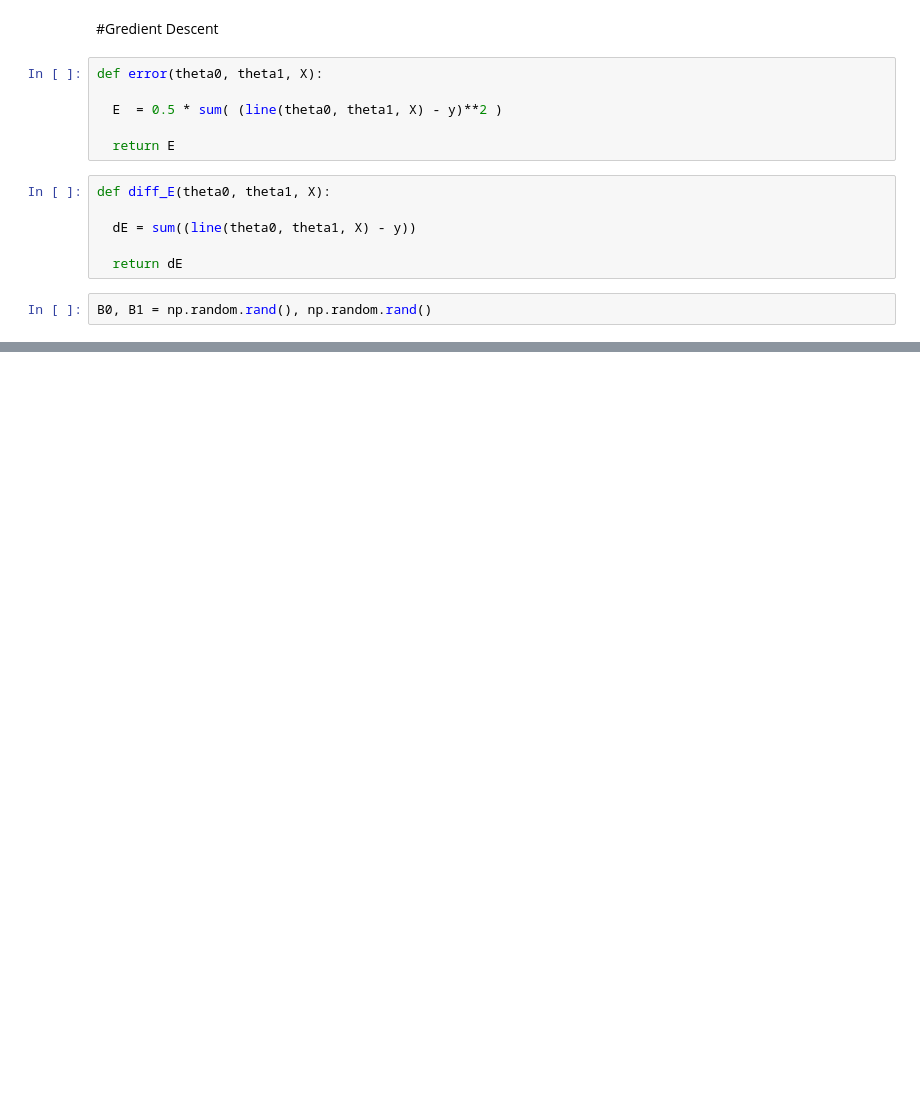
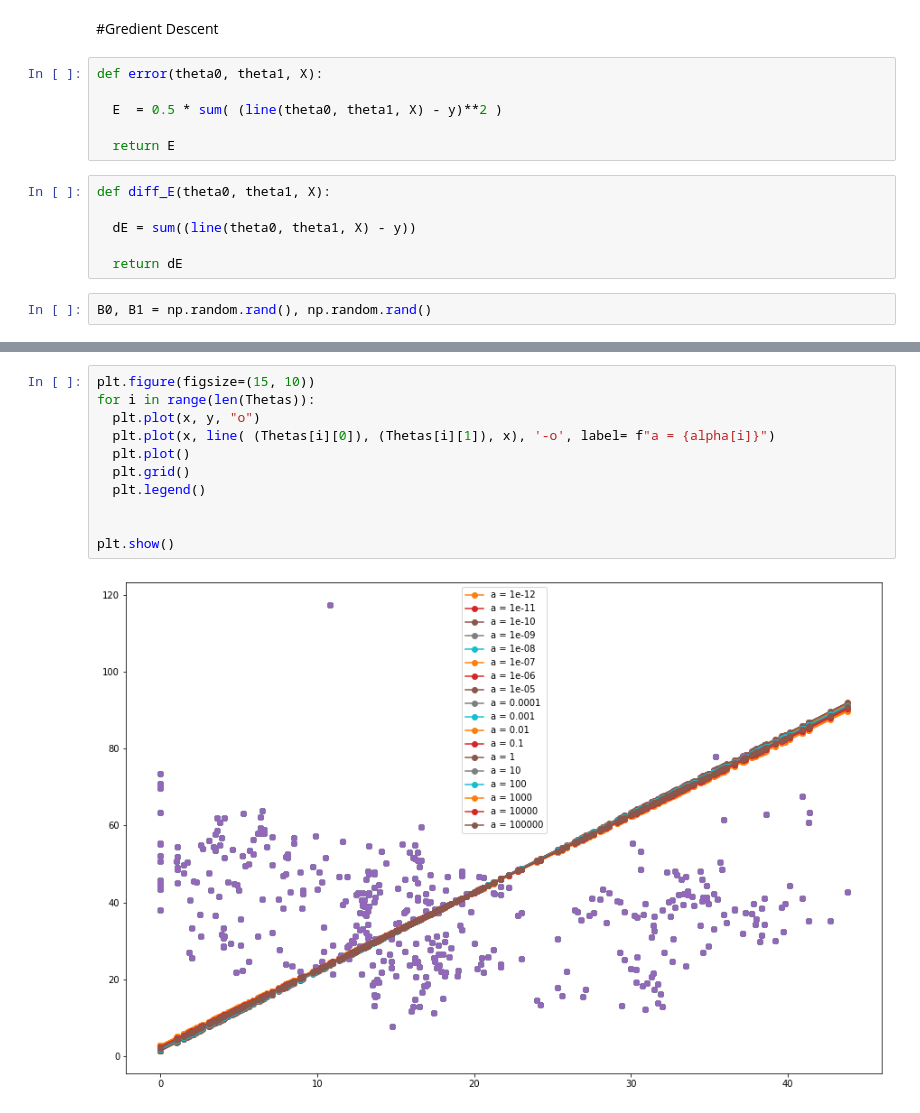
Before and after one commit to Mohammadkaviany/MachineLearning, a Jupyter notebook: Linear_Regression.ipynb, the cells around one changed output, grey strips where cells are left out. Drawn from its saved outputs; the diff is of its cells as text; blank space fills up the shorter version.

```diff
--- a/Linear_Regression.ipynb
+++ b/Linear_Regression.ipynb
@@ -115,0 +157,13 @@ print(iter)
+# %%
+plt.figure(figsize=(15, 10))
+for i in range(len(Thetas)):
+  plt.plot(x, y, "o")
+  plt.plot(x, line( (Thetas[i][0]), (Thetas[i][1]), x), '-o', label= f"a = {alpha[i]}")
+  plt.plot()
+  plt.grid()
+  plt.legend()
+
+
+plt.show()
+# %% [output]
+[figure, added]
```
Also changed, not shown: parts of 7 cells of this notebook.
